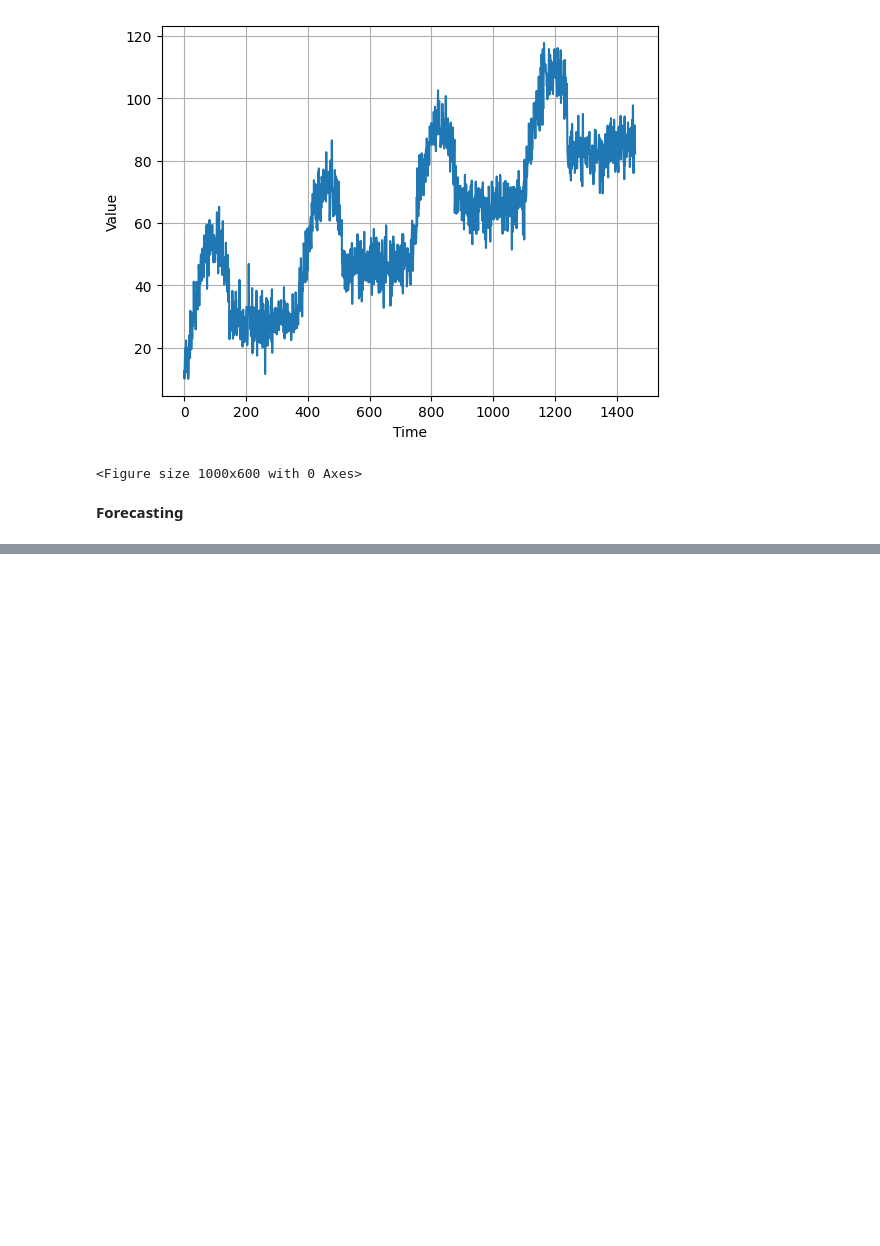
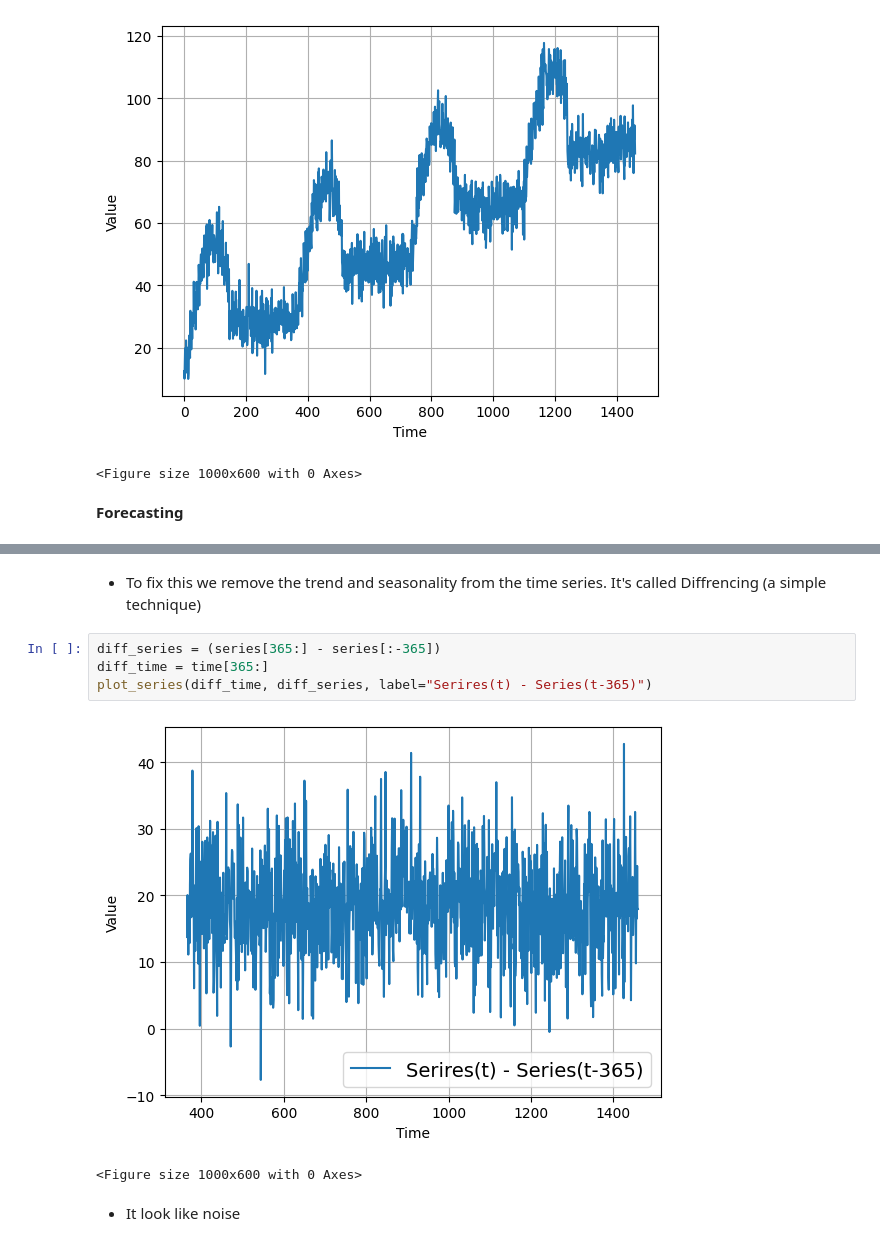
Before and after one commit to sondosaabed/Intro-to-tensorFlow-for-deep-learning, a Jupyter notebook: Time Series Forecasting.ipynb, the cells around one changed output, grey strips where cells are left out. Drawn from its saved outputs; the diff is of its cells as text; blank space fills up the shorter version.

```diff
--- a/Time Series Forecasting.ipynb
+++ b/Time Series Forecasting.ipynb
@@ -150,0 +222,11 @@ Take the last value and assume the next will be the same.
+# %% [markdown]
+- To fix this we remove the trend and seasonality from the time series. It's called Diffrencing (a simple technique)
+# %%
+diff_series = (series[365:] - series[:-365])
+diff_time = time[365:]
+plot_series(diff_time, diff_series, label="Serires(t) - Series(t-365)")
+# %% [output]
+[figure, added]
+<Figure size 1000x600 with 0 Axes>
+# %% [markdown]
+- It look like noise
```
Also changed, not shown: parts of 16 cells of this notebook, 3 other files.
